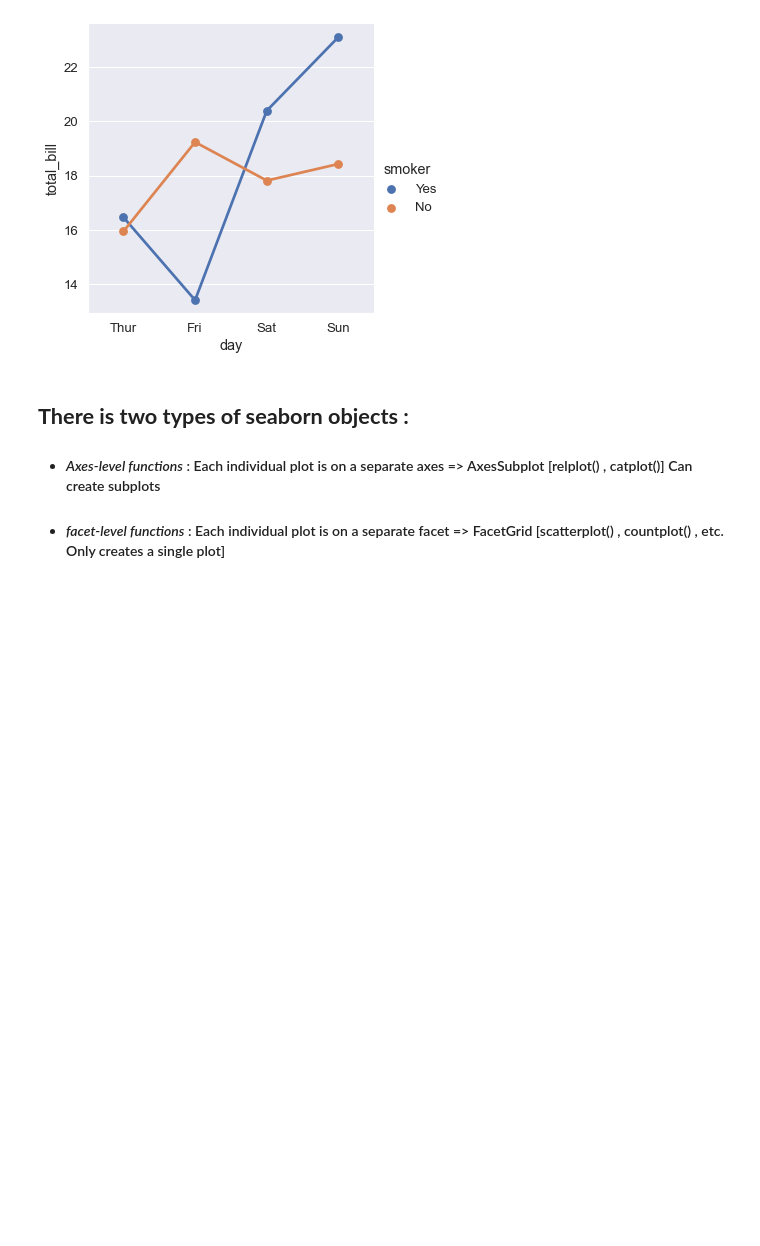
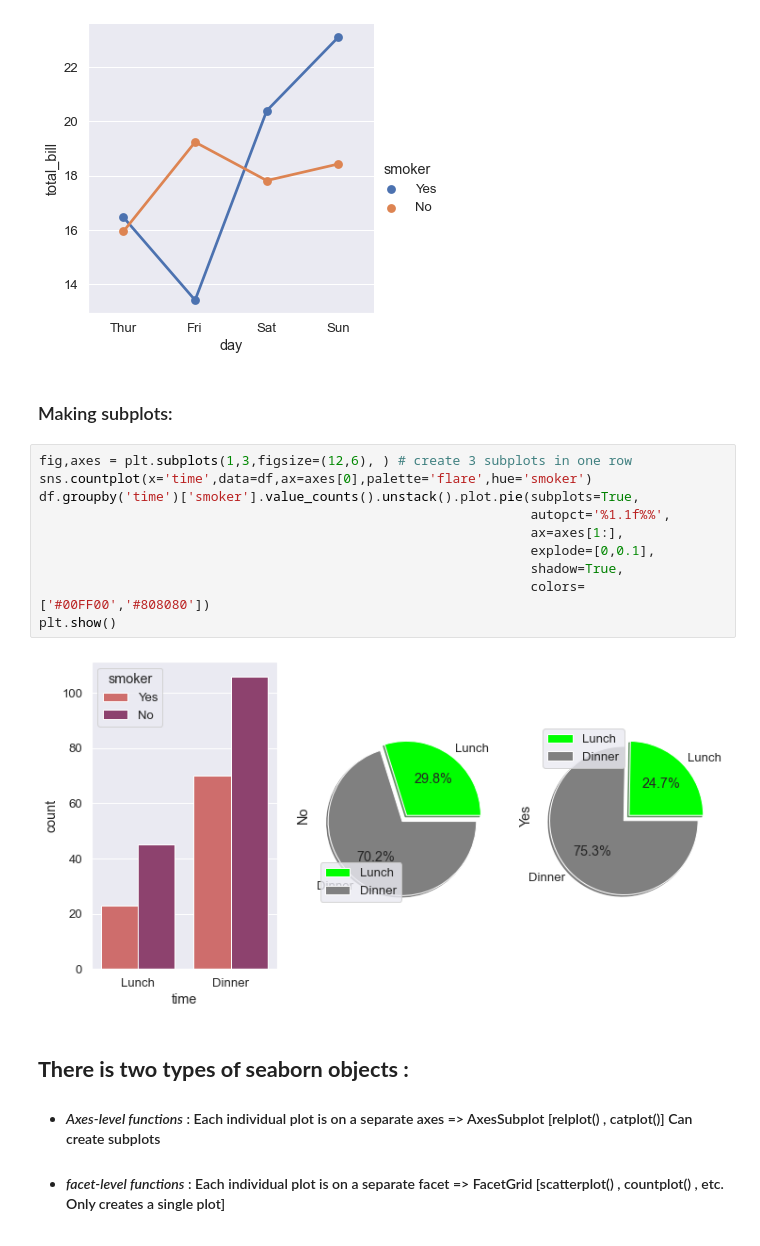
Before and after one commit to kareemNagah/Summary_2023, a Jupyter notebook: Data Visualization/seaborn/inro_seaborn.ipynb, the cells around one changed output. Cells and saved outputs as stored; diff of their text form; blank space fills up the shorter version.

```diff
--- a/Data Visualization/seaborn/inro_seaborn.ipynb
+++ b/Data Visualization/seaborn/inro_seaborn.ipynb
@@ -304,6 +304,20 @@ sns.catplot(x="day",
 plt.show()
 # %% [output]
 [figure]
+# %% [markdown]
+### Making subplots:
+# %%
+fig,axes = plt.subplots(1,3,figsize=(12,6), ) # create 3 subplots in one row
+sns.countplot(x='time',data=df,ax=axes[0],palette='flare',hue='smoker')
+df.groupby('time')['smoker'].value_counts().unstack().plot.pie(subplots=True,
+                                                               autopct='%1.1f%%',
+                                                               ax=axes[1:],
+                                                               explode=[0,0.1],
+                                                               shadow=True,
+                                                               colors=['#00FF00','#808080'])
+plt.show()
+# %% [output]
+[figure, added]
 # %% [markdown]
 ## __There is two types of seaborn objects :__
 - #### _Axes-level functions_ : Each individual plot is on a separate axes =>  AxesSubplot [relplot() , catplot()] Can create subplots
```
Also changed, not shown: parts of 3 cells of this notebook.
